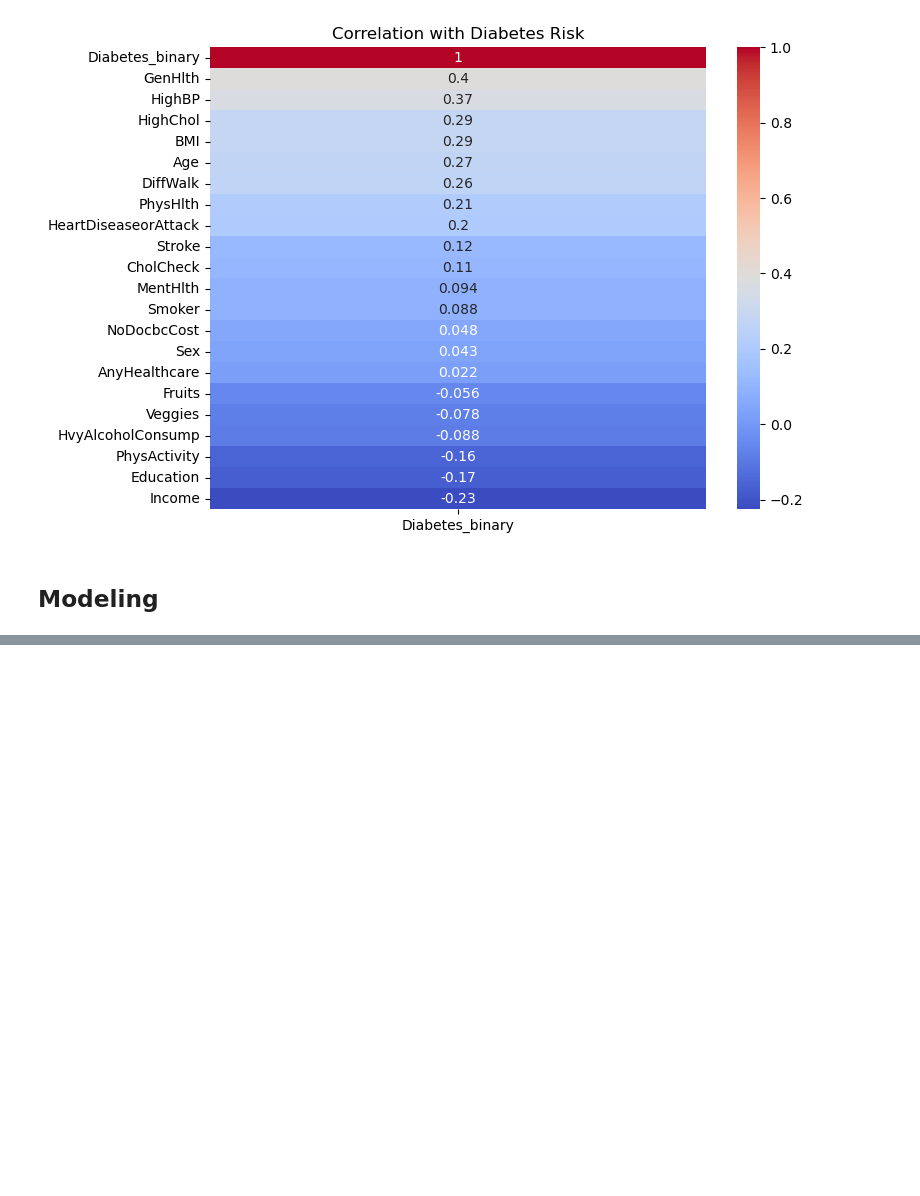
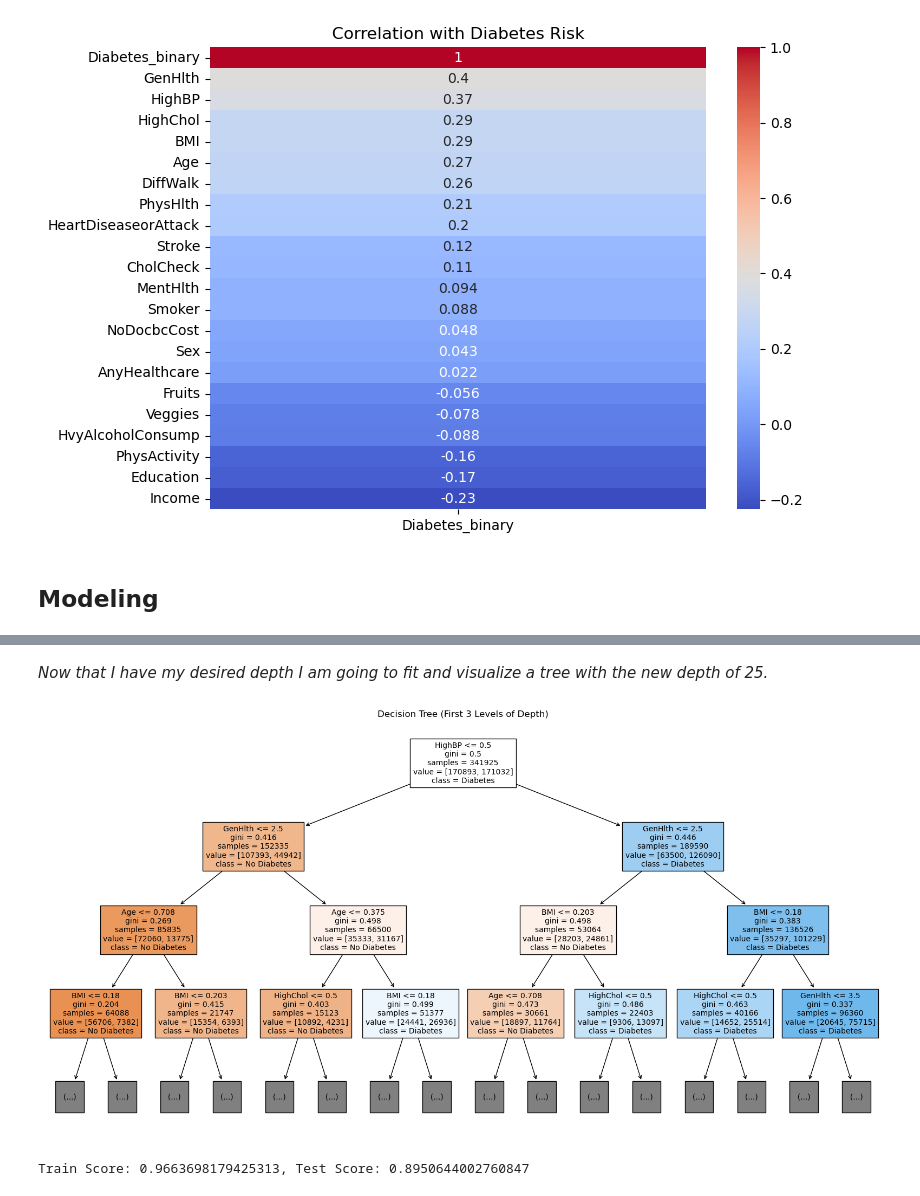
Before and after one commit to Campbellworsley3/diabetes_project, a Jupyter notebook: diabetes.ipynb, the cells around one changed output, grey strips where cells are left out. Drawn from its saved outputs; the diff is of its cells as text; code cells hidden in the pictures; blank space fills up the shorter version.

```diff
--- a/diabetes.ipynb
+++ b/diabetes.ipynb
@@ -188,0 +254,25 @@ print(train_score,test_score)
+# %% [markdown]
+*Now that I have my desired depth I am going to fit and visualize a tree with the new depth of 25.*
+# %%
+# fitting the tree and visualizing
+T = DecisionTreeClassifier(max_depth=25)
+T.fit(X_train, y_train)
+
+train_score = T.score(X_train, y_train)
+test_score = T.score(X_test, y_test)
+
+
+plt.figure(figsize=(20, 10))
+plot_tree(T,
+          feature_names=X_train.columns,
+          class_names=['No Diabetes', 'Diabetes'],
+          filled=True,
+          max_depth=3,
+          fontsize=10)
+plt.title("Decision Tree (First 3 Levels of Depth)")
+# plt.savefig('decision_tree.png', dpi=300)
+plt.show()
+print(f'Train Score: {train_score}, Test Score: {test_score}')
+# %% [output]
+[figure, added]
+Train Score: 0.9663698179425313, Test Score: 0.8950644002760847
```
Also changed, not shown: parts of 5 cells of this notebook, 2 other files.
